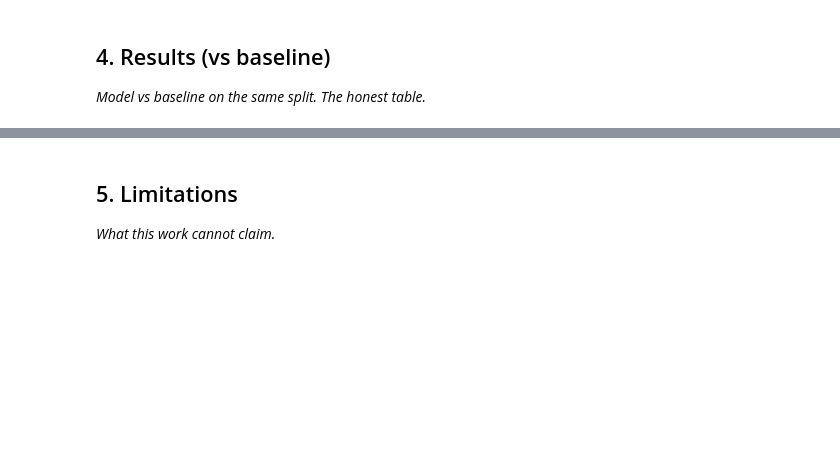
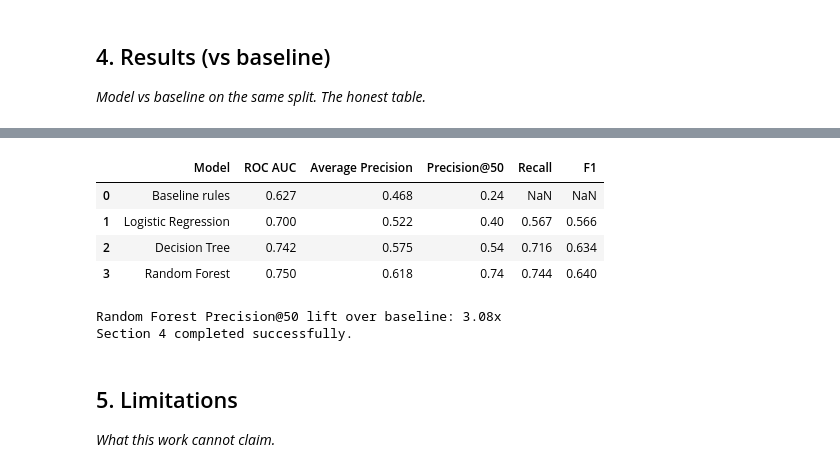
Before and after one commit to muqaddaszaheer/flyrank-ml-internship, a Jupyter notebook: work/notebooks/capstone.ipynb, the cells around one changed output, grey strips where cells are left out. Saved outputs shown, nothing was run; the diff lists cells and outputs as text; code cells hidden in the pictures; blank space fills up the shorter version.

Commit message:
Complete capstone analysis and results

```diff
--- a/work/notebooks/capstone.ipynb
+++ b/work/notebooks/capstone.ipynb
@@ -25,3 +160,59 @@ This skeleton is yours to fill. Work the sections **in order** — each one has
+# %%
+import pandas as pd
+
+results = pd.DataFrame({
+    "Model": [
+        "Baseline rules",
+        "Logistic Regression",
+        "Decision Tree",
+        "Random Forest",
+    ],
+    "ROC AUC": [
+        0.627,
+        0.700,
+        0.742,
+        0.750,
+    ],
+    "Average Precision": [
+        0.468,
+        0.522,
+        0.575,
+        0.618,
+    ],
+    "Precision@50": [
+        0.240,
+        0.400,
+        0.540,
+        0.740,
+    ],
+    "Recall": [
+        None,
+        0.567,
+        0.716,
+        0.744,
+    ],
+    "F1": [
+        None,
+        0.566,
+        0.634,
+        0.640,
+    ],
+})
+
+display(results)
+
+lift = 0.740 / 0.240
+
+print(f"Random Forest Precision@50 lift over baseline: {lift:.2f}x")
+print("Section 4 completed successfully.")
+# %% [output]
+|  | Model | ROC AUC | Average Precision | Precision@50 | Recall | F1 |
+| 0 | Baseline rules | 0.627 | 0.468 | 0.24 | NaN | NaN |
+| 1 | Logistic Regression | 0.700 | 0.522 | 0.40 | 0.567 | 0.566 |
+| 2 | Decision Tree | 0.742 | 0.575 | 0.54 | 0.716 | 0.634 |
+| 3 | Random Forest | 0.750 | 0.618 | 0.74 | 0.744 | 0.640 |
+Random Forest Precision@50 lift over baseline: 3.08x
+Section 4 completed successfully.
 # %% [markdown]
 ## 5. Limitations
 
```
Also changed, not shown: parts of 15 cells of this notebook.
